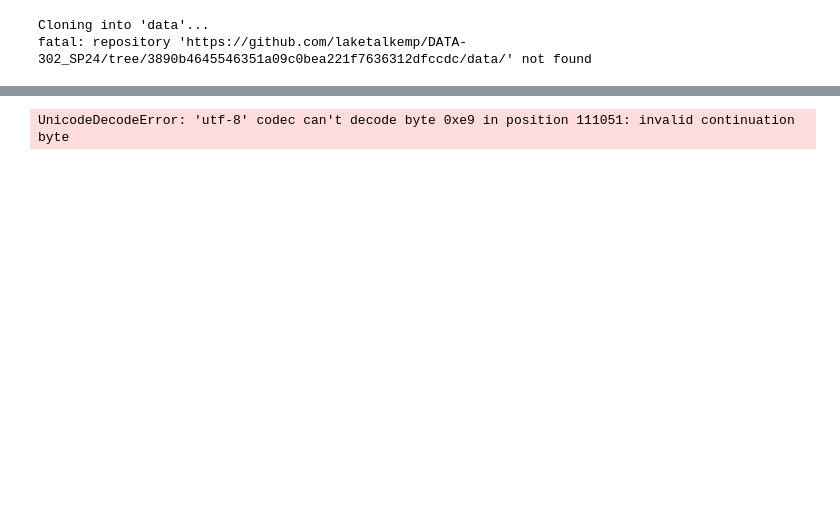
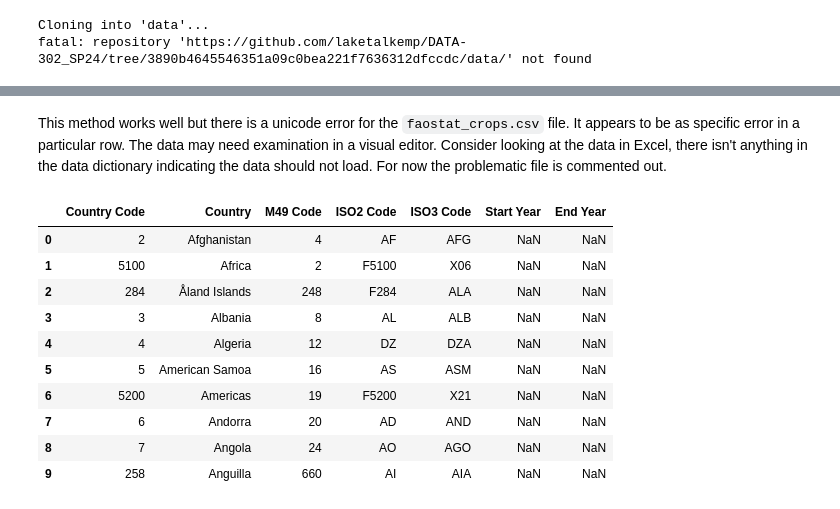
Before and after one commit to laketalkemp/DATA-302_SP24, a Jupyter notebook: CAN_mBio_Project.ipynb, the cells around one changed output, grey strips where cells are left out. Drawn from its saved outputs; the diff is of its cells as text; code cells hidden in the pictures; blank space fills up the shorter version.

Commit message:
ETL Completed, check `faostat_crops.csv`.

```diff
--- a/CAN_mBio_Project.ipynb
+++ b/CAN_mBio_Project.ipynb
@@ -404,9 +409,24 @@ upov_members = "https://raw.githubusercontent.com/laketalkemp/DATA-302_SP24/main
 # %%
 # Convert to dataframes
-faostat_crops = pd.read_csv("faostat_crops.csv", index_col=0)
-faostat_country_codes = pd.read_csv("faostat_country_codes.csv", index_col=0)
-faostat_flags = pd.read_csv("faostat_flags.csv", index_col=0)
-faostat_units = pd.read_csv("faostat_units.csv", index_col=0)
-upov_members = pd.read_csv("upov_members.csv", index_col=0)
+#faostat_crops = pd.read_csv("faostat_crops.csv")
+faostat_country_codes = pd.read_csv("faostat_country_codes.csv")
+faostat_flags = pd.read_csv("faostat_flags.csv")
+faostat_units = pd.read_csv("faostat_units.csv")
+upov_members = pd.read_csv("upov_members.csv")
-# %% [output]
-UnicodeDecodeError: 'utf-8' codec can't decode byte 0xe9 in position 111051: invalid continuation byte
+# %% [markdown]
+This method works well but there is a unicode error for the `faostat_crops.csv` file. It appears to be as specific error in a particular row. The data may need examination in a visual editor. Consider looking at the data in Excel, there isn't anything in the data dictionary indicating the data should not load. For now the problematic file is commented out.
+# %%
+# View the first 10 rows of the datasets
+faostat_country_codes.head(10)
+# %% [output]
+|  | Country Code | Country | M49 Code | ISO2 Code | ISO3 Code | Start Year | End Year |
+| 0 | 2 | Afghanistan | 4 | AF | AFG | NaN | NaN |
+| 1 | 5100 | Africa | 2 | F5100 | X06 | NaN | NaN |
+| 2 | 284 | Åland Islands | 248 | F284 | ALA | NaN | NaN |
+| 3 | 3 | Albania | 8 | AL | ALB | NaN | NaN |
+| 4 | 4 | Algeria | 12 | DZ | DZA | NaN | NaN |
+| 5 | 5 | American Samoa | 16 | AS | ASM | NaN | NaN |
+| 6 | 5200 | Americas | 19 | F5200 | X21 | NaN | NaN |
+| 7 | 6 | Andorra | 20 | AD | AND | NaN | NaN |
+| 8 | 7 | Angola | 24 | AO | AGO | NaN | NaN |
+| 9 | 258 | Anguilla | 660 | AI | AIA | NaN | NaN |
```
Also changed, not shown: parts of 19 cells of this notebook.
